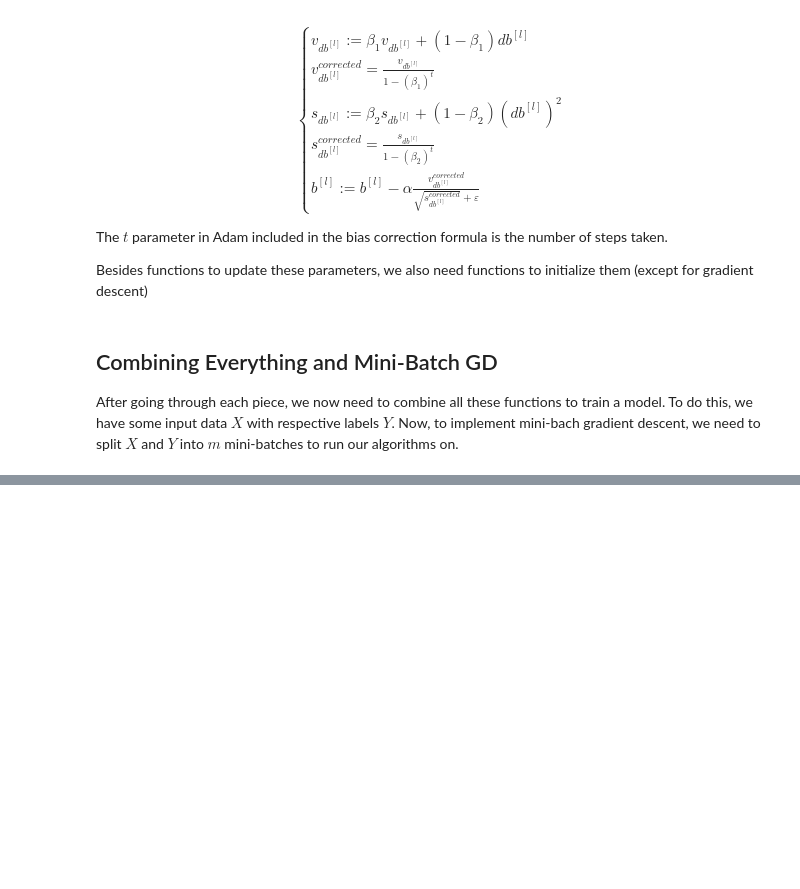
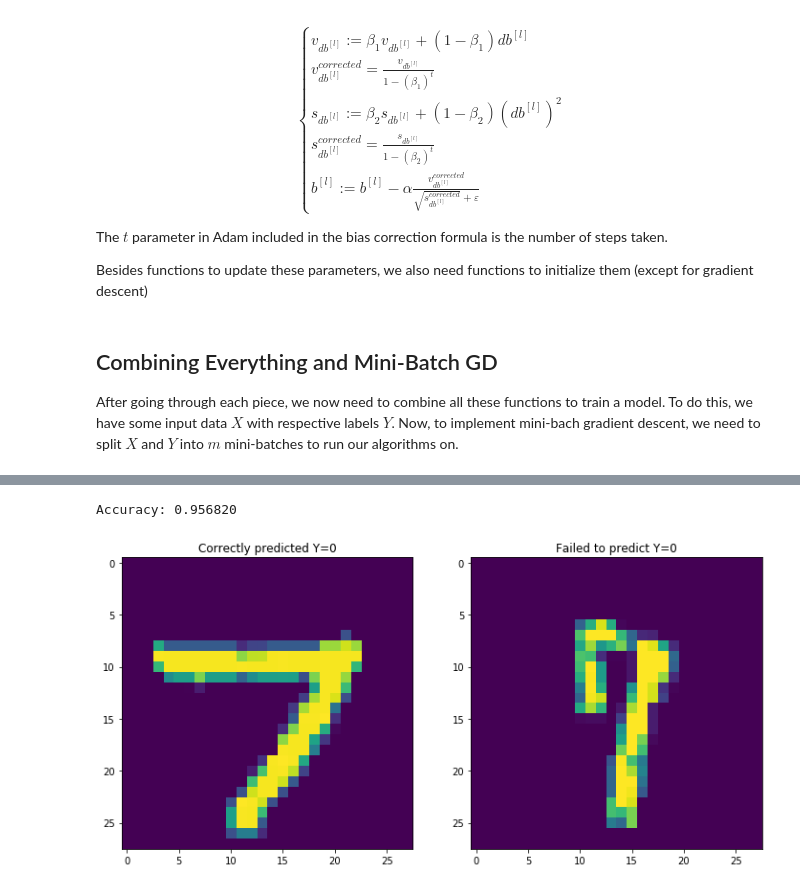
Before and after one commit to Fquico1999/numpy_neural_nets, a Jupyter notebook: numpy_neural_nets.ipynb, the cells around one changed output, grey strips where cells are left out. Saved outputs shown, nothing was run; the diff lists cells and outputs as text; code cells hidden in the pictures; blank space fills up the shorter version.

```diff
--- a/numpy_neural_nets.ipynb
+++ b/numpy_neural_nets.ipynb
@@ -879,6 +882,0 @@ Y_train.shape
-# %%
-def test(Z):
-    ret = np.copy(Z)
-    ret[ret>0] = 1.00
-    ret[ret <= 0] = 0.00
-    dZ = np.multiply(dA, ret)
@@ -884,0 +922,29 @@ def test(Z):
+# %%
+#Evaluate
+correct, incorrect = evaluate(X_test_norm, Y_test.T, layer_activations, parameters)
+
+#Get correect predictions
+X_correct = X_test[correct]
+Y_correct = Y_test[correct]
+
+#Get incorrect predictions
+X_incorrect = X_test[incorrect]
+Y_incorrect = Y_test[incorrect]
+
+fig,ax = plt.subplots(1,2)
+fig.set_size_inches(12,6)
+fig.set_facecolor('w')
+
+i_correct = np.random.randint(len(X_correct))
+i_incorrect = np.random.randint(len(X_incorrect))
+
+ax[0].imshow(X_correct[i_correct])
+ax[0].set_title("Correctly predicted Y=%i"%(Y_correct[i_correct]))
+
+ax[1].imshow(X_incorrect[i_incorrect])
+ax[1].set_title("Failed to predict Y=%i"%(Y_incorrect[i_incorrect]))
+
+plt.show()
+# %% [output]
+Accuracy: 0.956820
+[figure, added]
```
Also changed, not shown: parts of 13 cells of this notebook.
